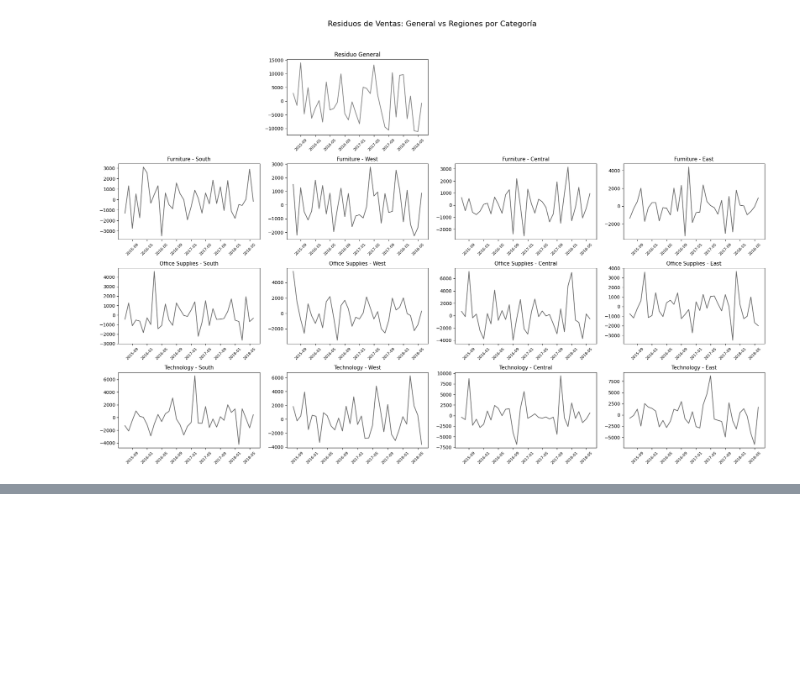
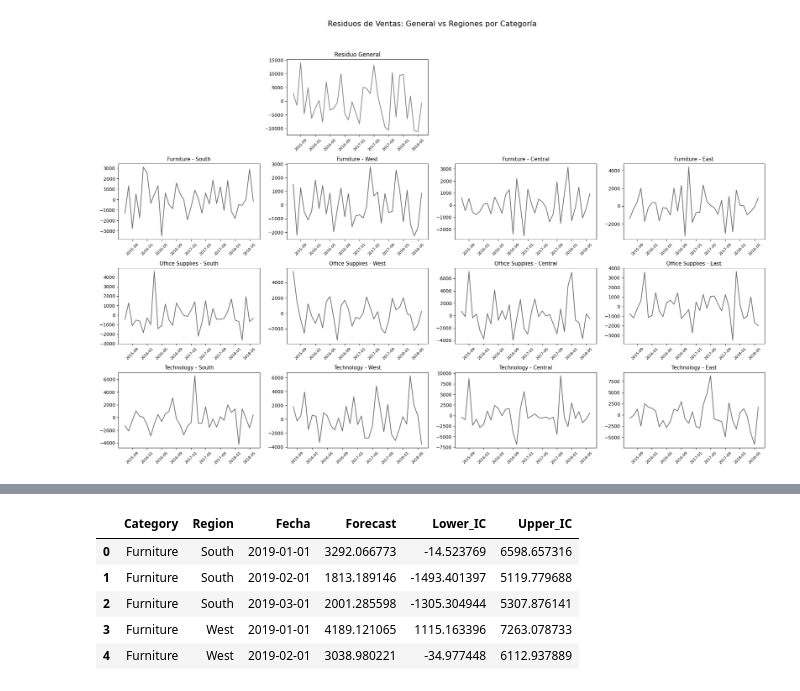
Before and after one commit to luis-dgz/Doctoralia_BusinessCase, a Jupyter notebook: Sales_Forecast.ipynb, the cells around one changed output, grey strips where cells are left out. Cells and saved outputs as stored; diff of their text form; code cells hidden in the pictures; blank space fills up the shorter version.

Commit message:
Notebook Sales Forecast

```diff
--- a/Sales_Forecast.ipynb
+++ b/Sales_Forecast.ipynb
@@ -555,0 +649,9 @@ plt.show()
+# %%
+df_forecasts.head()
+# %% [output]
+|  | Category | Region | Fecha | Forecast | Lower_IC | Upper_IC |
+| 0 | Furniture | South | 2019-01-01 | 3292.066773 | -14.523769 | 6598.657316 |
+| 1 | Furniture | South | 2019-02-01 | 1813.189146 | -1493.401397 | 5119.779688 |
+| 2 | Furniture | South | 2019-03-01 | 2001.285598 | -1305.304944 | 5307.876141 |
+| 3 | Furniture | West | 2019-01-01 | 4189.121065 | 1115.163396 | 7263.078733 |
+| 4 | Furniture | West | 2019-02-01 | 3038.980221 | -34.977448 | 6112.937889 |
```
Also changed, not shown: parts of 5 cells of this notebook.
